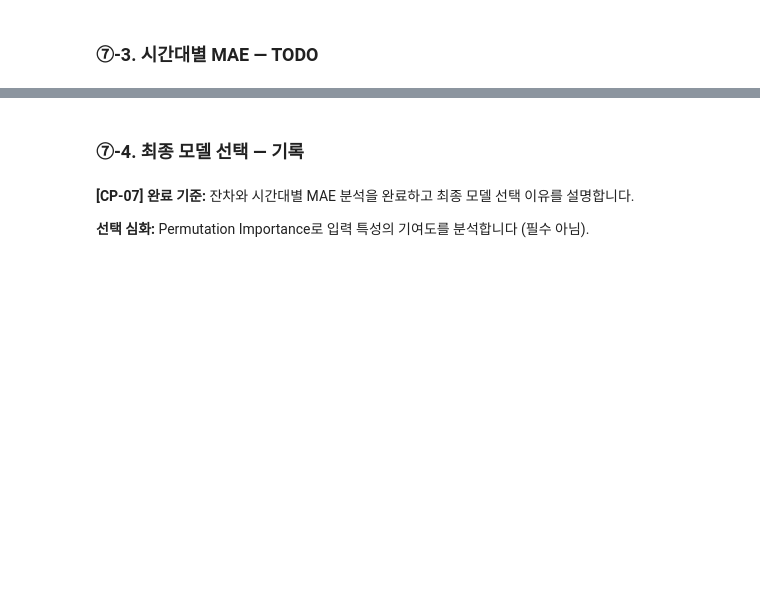
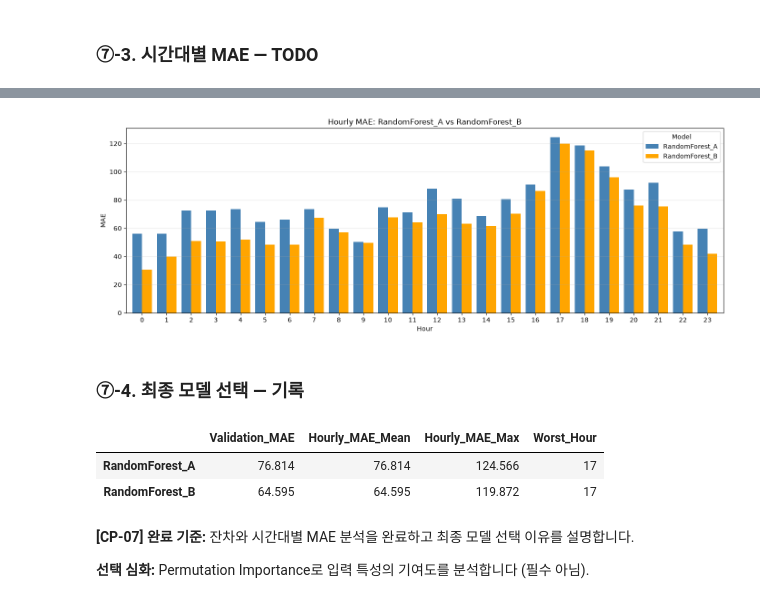
Before and after one commit to djdjwoqve-boop/ai-mini-projects, a Jupyter notebook: mini-project-01/code/01_regression_bike_demand.ipynb, the cells around one changed output, grey strips where cells are left out. Saved outputs shown, nothing was run; the diff lists cells and outputs as text; code cells hidden in the pictures; blank space fills up the shorter version.

```diff
--- a/mini-project-01/code/01_regression_bike_demand.ipynb
+++ b/mini-project-01/code/01_regression_bike_demand.ipynb
@@ -731,7 +811,10 @@ hourly_mae.index.name = "hr"
 
 for name in candidates:
     # TODO 7-4. 모델별 절대오차와 시간대별 평균 절대오차를 계산합니다.
-    abs_err = ...
-    hourly_mae[name] = ...
+    abs_err = pred_df[f"resid_{name}"].abs()
+    hourly_mae[name] = (
+        abs_err.groupby(pred_df["hr"]).mean()
+    )
+
 
 display(hourly_mae.round(1))
@@ -742,9 +840,52 @@ display(hourly_mae.round(1))
+# %%
+# TODO 7-5. 후보 모델들의 시간대별 MAE를 막대그래프로 표현합니다.
+# 힌트: plt.bar(), hourly_mae
+hourly_mae.plot(
+    kind="bar",
+    figsize=(14, 5),
+    width=0.8,
+    color=["steelblue", "orange"]
+)
+
+plt.title("Hourly MAE: RandomForest_A vs RandomForest_B")
+plt.xlabel("Hour")
+plt.ylabel("MAE")
+plt.xticks(rotation=0)
+plt.legend(title="Model")
+plt.grid(axis="y", alpha=0.3)
+
+plt.tight_layout()
+plt.show()
+# %% [output]
+[figure, added]
 # %% [markdown]
 ### ⑦-4. 최종 모델 선택 — 기록
 # %%
 # **TODO 7-6:** results_df의 Validation MAE, Train·Validation 성능 차이, 예측 오류 분석 결과를 비교하여 최종 모델과 설정을 선택합니다.
 # 선택한 모델과 그 근거는 adr.md의 의사결정 ②에 기록합니다.
 # 선택한 모델과 설정은 ⑧교시의 최종 학습에 사용합니다.
+# 두 모델의 Validation MAE 및 시간대별 오류 비교
+comparison = pd.DataFrame(index=candidates.keys())
+
+comparison["Validation_MAE"] = [
+    mean_absolute_error(
+        y_valid,
+        candidates[name].predict(X_valid)
+    )
+    for name in candidates
+]
+
+comparison["Hourly_MAE_Mean"] = hourly_mae.mean()
+
+comparison["Hourly_MAE_Max"] = hourly_mae.max()
+
+comparison["Worst_Hour"] = hourly_mae.idxmax()
+
+display(comparison.round(3))
+# %% [output]
+|  | Validation_MAE | Hourly_MAE_Mean | Hourly_MAE_Max | Worst_Hour |
+| RandomForest_A | 76.814 | 76.814 | 124.566 | 17 |
+| RandomForest_B | 64.595 | 64.595 | 119.872 | 17 |
 # %% [markdown]
 **[CP-07] 완료 기준:** 잔차와 시간대별 MAE 분석을 완료하고 최종 모델 선택 이유를 설명합니다.
 
```
Also changed, not shown: parts of 16 cells of this notebook.
